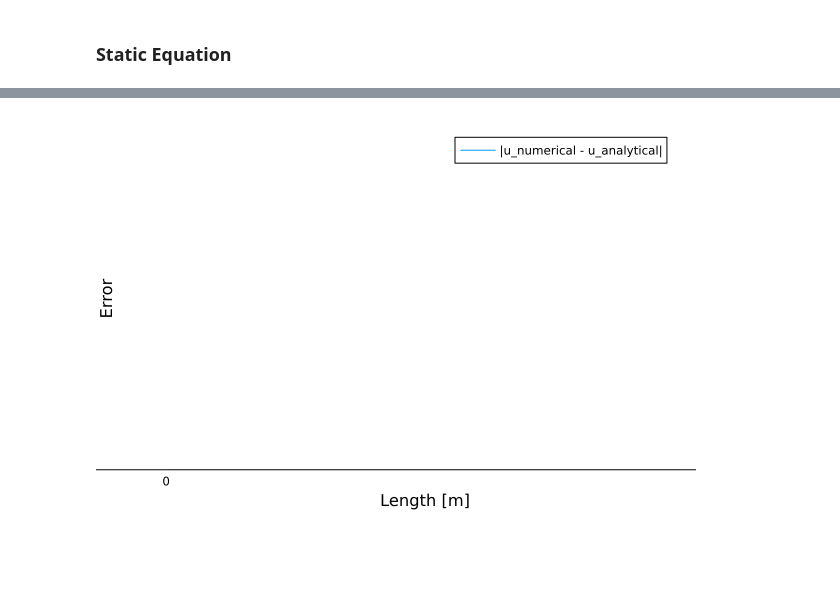
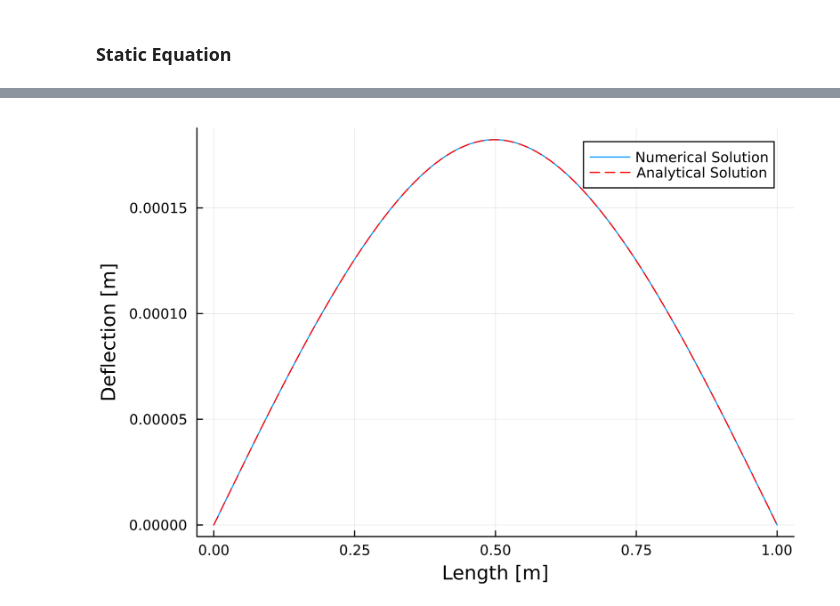
Before and after one commit to tdrAndrei/BusDoor_modeling2023, a Jupyter notebook: src/PointMassSystem.ipynb, the cells around one changed output, grey strips where cells are left out. Saved outputs shown, nothing was run; the diff lists cells and outputs as text; code cells hidden in the pictures; blank space fills up the shorter version.

```diff
--- a/src/PointMassSystem.ipynb
+++ b/src/PointMassSystem.ipynb
@@ -116,9 +140,6 @@ Collision at time: 0.5555605987997361, x-coordinate: 4.999999999998218
 # %% [markdown]
 ### Static Equation
 # %%
-include("./Beam.jl")
-import .Beam
-
 p = Beam.BeamProblem(
     N=100,
     L=1,
@@ -130,8 +151,8 @@ p = Beam.BeamProblem(
 
 uA = Beam.static_eq_analytical(p, 490)
 uN  = Beam.static_eq_numerical(p)
+x = 0:p.h:p.L
 
 plot(x, uN, label="Numerical Solution", xlabel="Length [m]", ylabel="Deflection [m]", show=true, dpi=300)
 plot!(x, uA, label="Analytical Solution", linestyle=:dash, color=:red, show=true, dpi=300)
-plot(x, abs.(uN-uA), yaxis=:log, xlabel="Length [m]", ylabel="Error", label="|u_numerical - u_analytical|")
 # %% [output]
@@ -143 +159 @@ WARNING: replacing module Beam.
-[figure, old version]
+[figure, new version]
```
Also changed, not shown: parts of 8 cells of this notebook.
